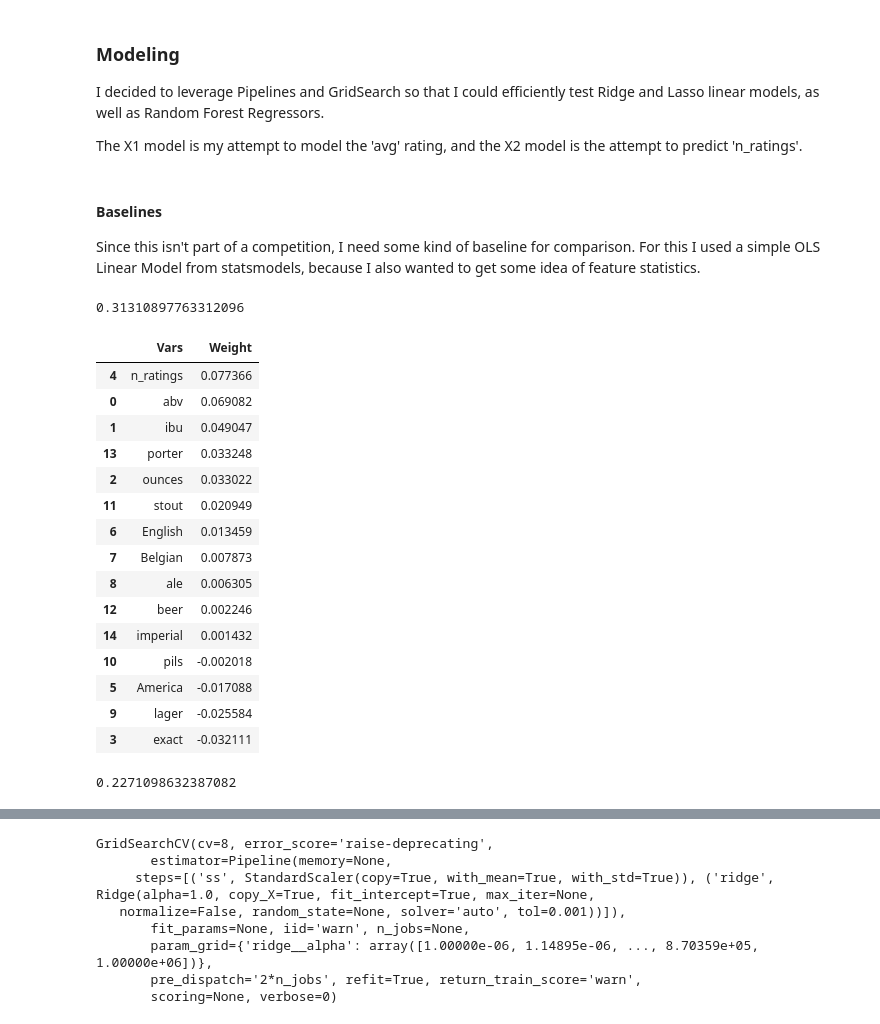
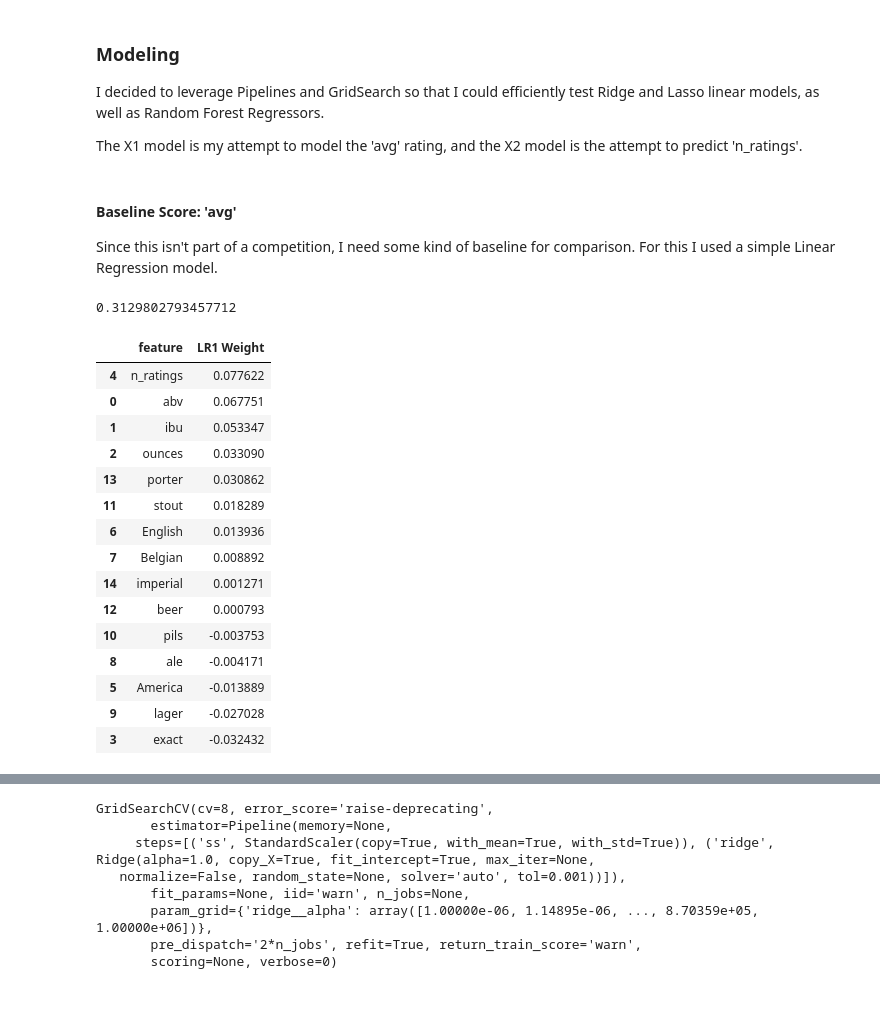
Before and after one commit to timsturges/GA_DS, a Jupyter notebook: homework/Unit4/Final Project.ipynb, the cells around one changed output, grey strips where cells are left out. Drawn from its saved outputs; the diff is of its cells as text; code cells hidden in the pictures.

```diff
--- a/homework/Unit4/Final Project.ipynb
+++ b/homework/Unit4/Final Project.ipynb
@@ -362,5 +364,5 @@ df_fnl.to_csv('./data/df_final.csv')
 # %%
-# df_fnl = pd.read_csv('./data/df_final.csv')
+df_fnl = pd.read_csv('./data/df_final.csv')
 # %% [markdown]
 ### Cleaning, Part II
 
@@ -457,7 +459,7 @@ df_fnl['America'] = np.where(df_fnl['style'].str.contains('America|APA'), 1, 0)
 df_fnl['English'] = np.where(df_fnl['style'].str.contains('Engl'), 1, 0)
 df_fnl['Belgian'] = np.where(df_fnl['style'].str.contains('Belg'), 1, 0)
 
-df_fnl['ale'] = np.where(df_fnl['style'].str.contains('ala|apa|ipa', case = False), 1, 0)
+df_fnl['ale'] = np.where(df_fnl['style'].str.contains('ale|apa|ipa', case = False), 1, 0)
 df_fnl['lager'] = np.where(df_fnl['style'].str.contains('lager', case = False), 1, 0)
 df_fnl['pils'] = np.where(df_fnl['style'].str.contains('pils', case = False), 1, 0)
 df_fnl['stout'] = np.where(df_fnl['style'].str.contains('stout', case = False), 1, 0)
@@ -581,4 +595,4 @@ y2 = df_fnl['n_ratings']
 # %% [markdown]
-#### Baselines
+#### Baseline Score: 'avg'
 
-Since this isn't part of a competition, I need some kind of baseline for comparison. For this I used a simple OLS Linear Model from statsmodels, because I also wanted to get some idea of feature statistics.
+Since this isn't part of a competition, I need some kind of baseline for comparison. For this I used a simple Linear Regression model.
@@ -592,32 +604,27 @@ X2_std = (X2 - X2.mean()) / X2.std()
 lr.fit(X1_std, y1)
 lr.score(X1_std, y1)
 # %% [output]
-0.31310897763312096
+0.3129802793457712
 # %%
-coeffs = pd.DataFrame({
-    'Vars': X1.columns,
-    'Weight': lr.coef_
-}).sort_values(by='Weight', ascending=False)
-coeffs
+coeffs1 = pd.DataFrame({
+    'feature': X1.columns,
+    'LR1 Weight': lr.coef_
+}).sort_values(by='LR1 Weight', ascending=False)
+coeffs1
 # %% [output]
-|  | Vars | Weight |
-| 4 | n_ratings | 0.077366 |
-| 0 | abv | 0.069082 |
-| 1 | ibu | 0.049047 |
-| 13 | porter | 0.033248 |
-| 2 | ounces | 0.033022 |
-| 11 | stout | 0.020949 |
-| 6 | English | 0.013459 |
-| 7 | Belgian | 0.007873 |
-| 8 | ale | 0.006305 |
-| 12 | beer | 0.002246 |
-| 14 | imperial | 0.001432 |
-| 10 | pils | -0.002018 |
-| 5 | America | -0.017088 |
-| 9 | lager | -0.025584 |
-| 3 | exact | -0.032111 |
+|  | feature | LR1 Weight |
+| 4 | n_ratings | 0.077622 |
+| 0 | abv | 0.067751 |
+| 1 | ibu | 0.053347 |
+| 2 | ounces | 0.033090 |
+| 13 | porter | 0.030862 |
+| 11 | stout | 0.018289 |
+| 6 | English | 0.013936 |
+| 7 | Belgian | 0.008892 |
+| 14 | imperial | 0.001271 |
+| 12 | beer | 0.000793 |
+| 10 | pils | -0.003753 |
+| 8 | ale | -0.004171 |
+| 5 | America | -0.013889 |
+| 9 | lager | -0.027028 |
+| 3 | exact | -0.032432 |
-# %%
-lr.fit(X2_std, y2)
-lr.score(X2_std, y2)
-# %% [output]
-0.2271098632387082
```
Also changed, not shown: parts of 51 cells of this notebook.
